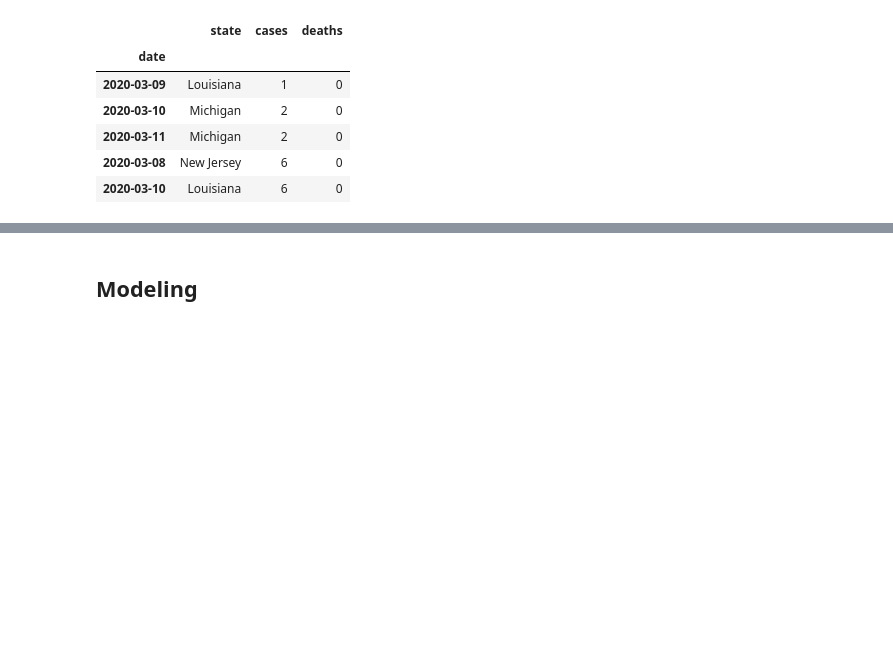
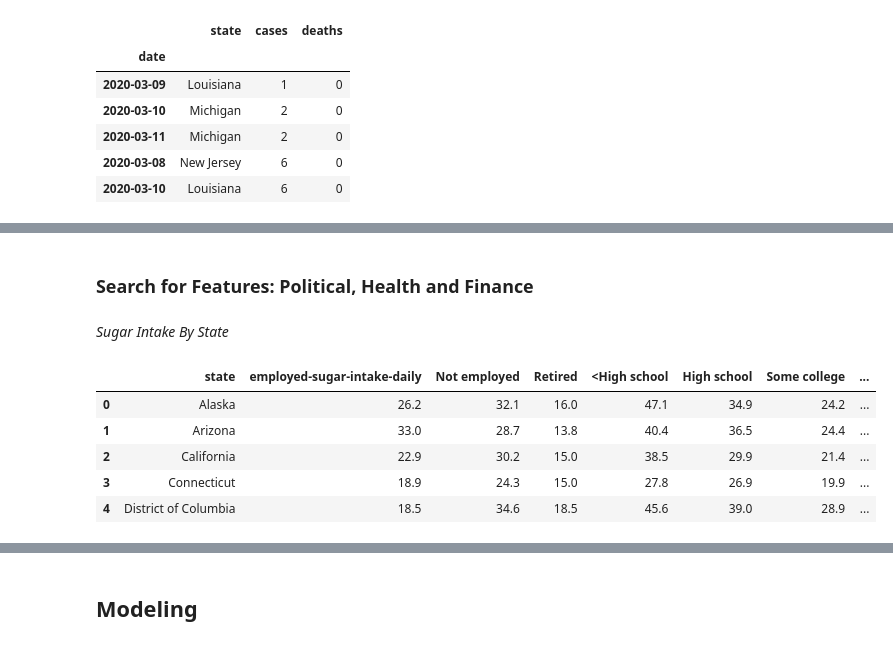
Before and after one commit to paiml/minimal-python, a Jupyter notebook: Chapter7_data_science.ipynb, the cells around one changed output, grey strips where cells are left out. Drawn from its saved outputs; the diff is of its cells as text; code cells hidden in the pictures; blank space fills up the shorter version.

```diff
--- a/Chapter7_data_science.ipynb
+++ b/Chapter7_data_science.ipynb
@@ -216,3 +209,24 @@ fig = px.scatter(top_states_march_current_df, x=top_states_march_current_df.inde
 fig.show()
 # %% [output]
 [interactive output not drawn]
+# %% [markdown]
+### Search for Features:  Political, Health and Finance
+# %% [markdown]
+*Sugar Intake By State*
+# %%
+cdc_2013 = pd.read_csv("https://raw.githubusercontent.com/noahgift/sugar/master/data/education_sugar_cdc_2003.csv")
+cdc_2013.set_index("State", inplace=True)
+for column in cdc_2013.columns:
+  cdc_2013[column]=cdc_2013[column].str.replace(r"\(.*\)","")
+  cdc_2013[column]=pd.to_numeric(cdc_2013[column])
+
+cdc_2013.reset_index(inplace=True)
+cdc_2013.rename(columns={"State": "state", "Employed": "employed-sugar-intake-daily"},inplace=True)
+cdc_2013.head()
+# %% [output]
+|  | state | employed-sugar-intake-daily | Not employed | Retired | <High school | High school | Some college | ... |
+| 0 | Alaska | 26.2 | 32.1 | 16.0 | 47.1 | 34.9 | 24.2 | ... |
+| 1 | Arizona | 33.0 | 28.7 | 13.8 | 40.4 | 36.5 | 24.4 | ... |
+| 2 | California | 22.9 | 30.2 | 15.0 | 38.5 | 29.9 | 21.4 | ... |
+| 3 | Connecticut | 18.9 | 24.3 | 15.0 | 27.8 | 26.9 | 19.9 | ... |
+| 4 | District of Columbia | 18.5 | 34.6 | 18.5 | 45.6 | 39.0 | 28.9 | ... |
```
Also changed, not shown: parts of 24 cells of this notebook.
